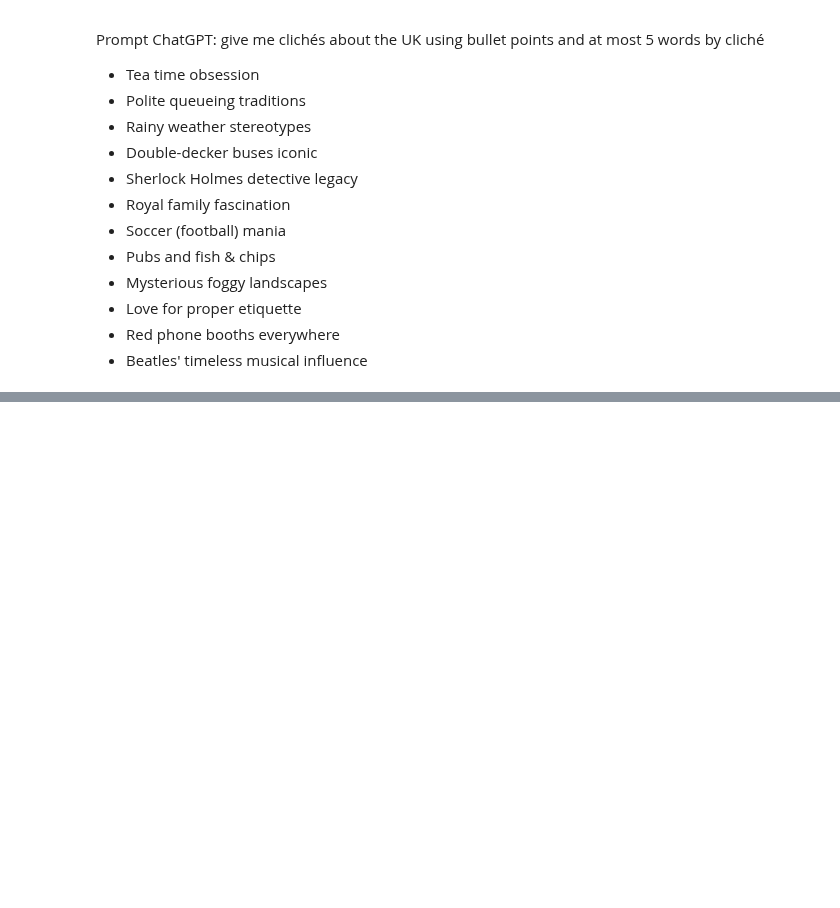
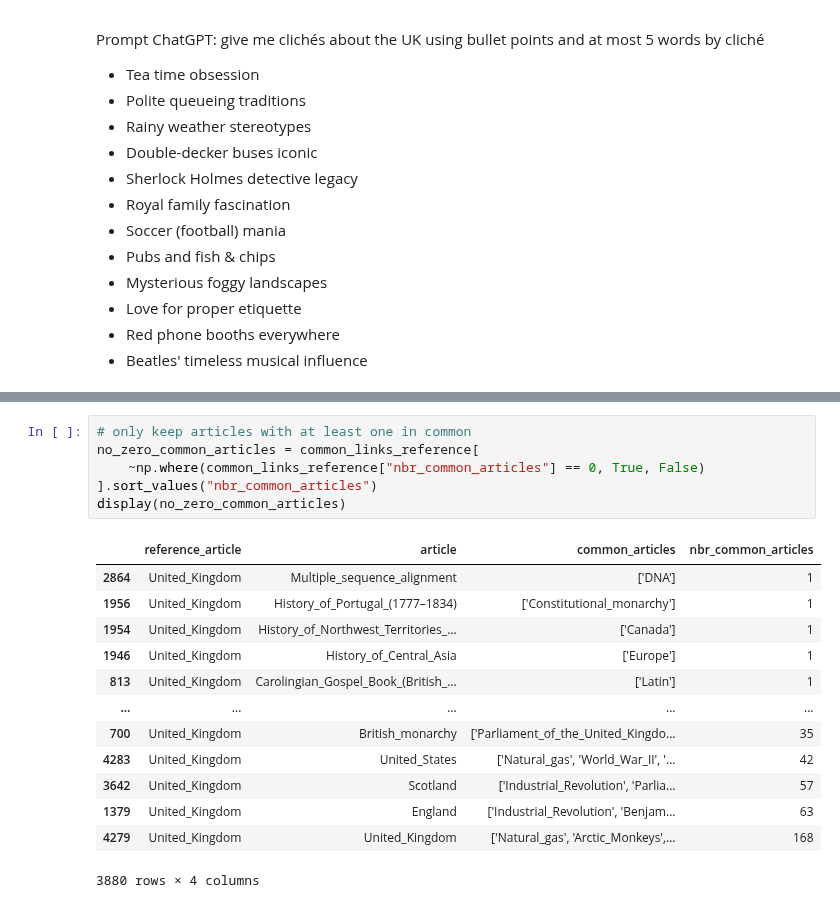
Before and after one commit to epfl-ada/ada-2023-project-abracadabra2023, a Jupyter notebook: nb.ipynb, the cells around one changed output, grey strips where cells are left out. Saved outputs shown, nothing was run; the diff lists cells and outputs as text; blank space fills up the shorter version.

```diff
--- a/nb.ipynb
+++ b/nb.ipynb
@@ -870,0 +929,20 @@ Prompt ChatGPT: give me clichés about the UK using bullet points and at most 5
+# %%
+# only keep articles with at least one in common
+no_zero_common_articles = common_links_reference[
+    ~np.where(common_links_reference["nbr_common_articles"] == 0, True, False)
+].sort_values("nbr_common_articles")
+display(no_zero_common_articles)
+# %% [output]
+|  | reference_article | article | common_articles | nbr_common_articles |
+| 2864 | United_Kingdom | Multiple_sequence_alignment | ['DNA'] | 1 |
+| 1956 | United_Kingdom | History_of_Portugal_(1777–1834) | ['Constitutional_monarchy'] | 1 |
+| 1954 | United_Kingdom | History_of_Northwest_Territories_... | ['Canada'] | 1 |
+| 1946 | United_Kingdom | History_of_Central_Asia | ['Europe'] | 1 |
+| 813 | United_Kingdom | Carolingian_Gospel_Book_(British_... | ['Latin'] | 1 |
+| ... | ... | ... | ... | ... |
+| 700 | United_Kingdom | British_monarchy | ['Parliament_of_the_United_Kingdo... | 35 |
+| 4283 | United_Kingdom | United_States | ['Natural_gas', 'World_War_II', '... | 42 |
+| 3642 | United_Kingdom | Scotland | ['Industrial_Revolution', 'Parlia... | 57 |
+| 1379 | United_Kingdom | England | ['Industrial_Revolution', 'Benjam... | 63 |
+| 4279 | United_Kingdom | United_Kingdom | ['Natural_gas', 'Arctic_Monkeys',... | 168 |
+3880 rows × 4 columns
```
Also changed, not shown: parts of 21 cells of this notebook.
